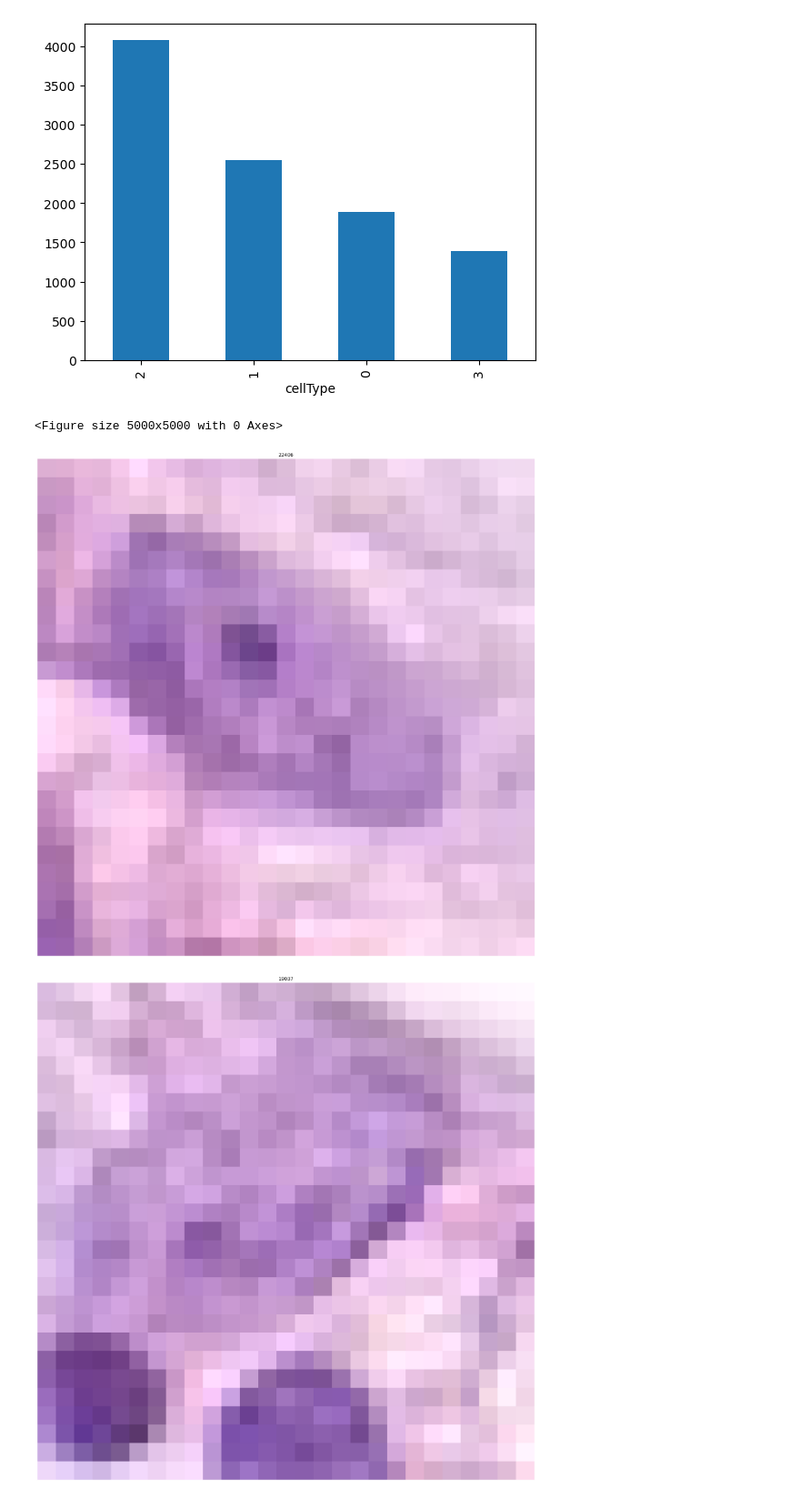
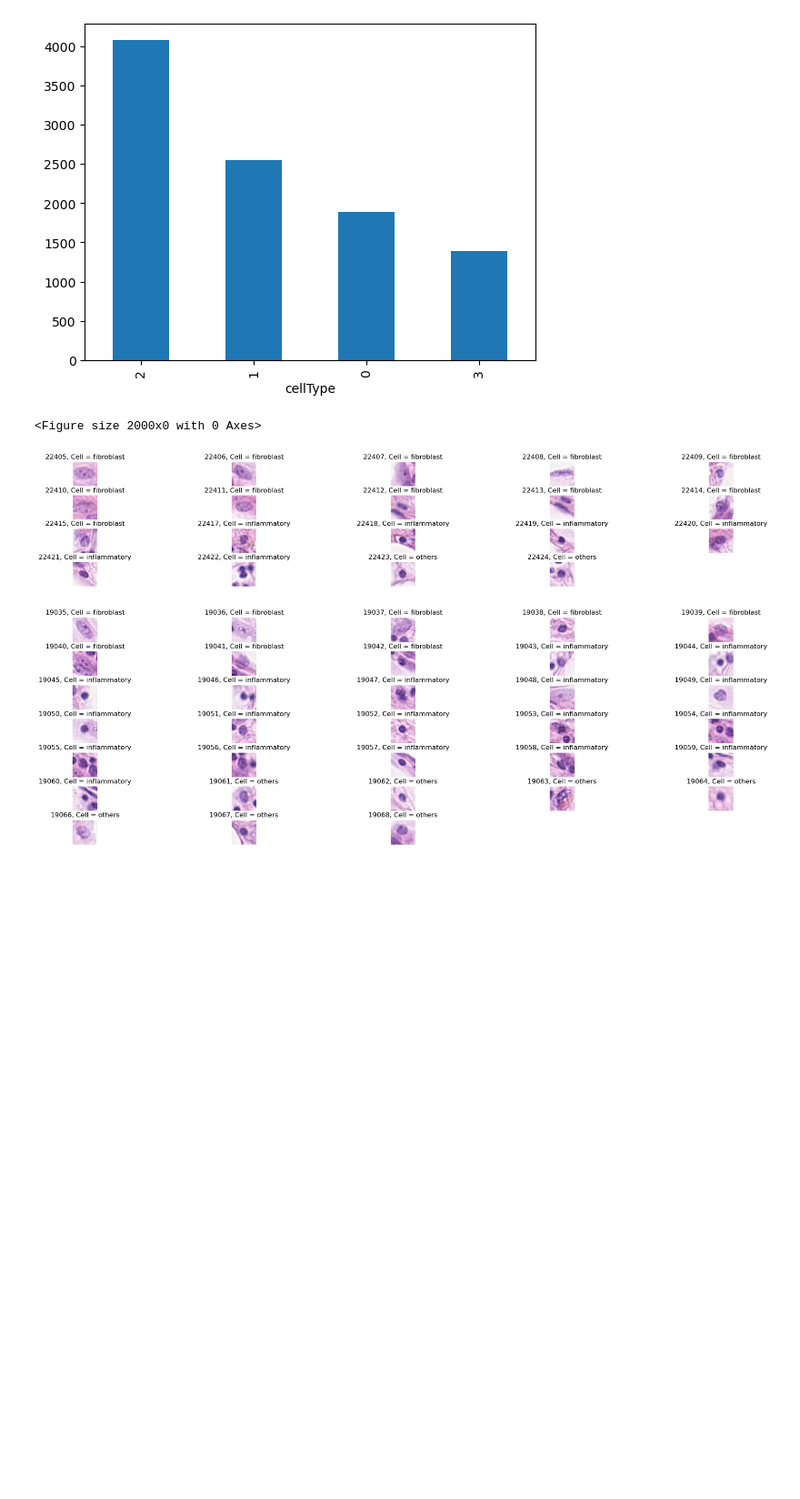
Before and after one commit to aitiab/ML_Assignment2, a Jupyter notebook: Assignment2.ipynb, the cells around one changed output. Shown: that part at 91% size. Saved outputs shown, nothing was run; the diff lists cells and outputs as text; code cells hidden in the pictures; blank space fills up the shorter version.

```diff
--- a/Assignment2.ipynb
+++ b/Assignment2.ipynb
@@ -65,18 +65,28 @@ for i in range (len(data['patientID'].unique())):
 # %%
 
 
 # len(patient_dict)
-for i in range(3):
+import math
+for i in range(0, 3):
     patient = patient_dict[i]
-    plt.figure(figsize=(50,50))
-    for j in range(len(patient)):
-        im = imread(f'./Image_classification_data/patch_images/{patient.iloc[i]['ImageName']}', as_gray=False, plugin=None)
-        plt.subplot(2, 2, i + 1)
-        plt.title(patient.iloc[i]['InstanceID'])
+    num = len(patient)
+    col = 5
+    row = math.ceil(num/col)
+    plt.figure(figsize=(col * 4, row * 4))
+    for j in range(0, len(patient)):
+        # print(j)
+        image_path = patient.iloc[j]['ImageName']
+        # print(image_path)
+        im = imread(f'./Image_classification_data/patch_images/{image_path}', as_gray=False, plugin=None)
+        # print('yes')
+        plt.subplot(num, col, j + 1)
+        plt.title(f'{patient.iloc[j]['InstanceID']}, Cell = {patient.iloc[j]['cellTypeName']}')
         plt.imshow(im, cmap=plt.cm.gray)
         plt.axis('off')
+    plt.tight_layout(pad=0.5, h_pad=0.2, w_pad=0.2)
+    plt.show()
 # %% [output]
-<Figure size 5000x5000 with 0 Axes>
+<Figure size 2000x0 with 0 Axes>
-[figure, old version]
+[figure, new version]
-[figure, old version]
+[figure, new version]
 # %%
```
Also changed, not shown: parts of 2 cells of this notebook.
